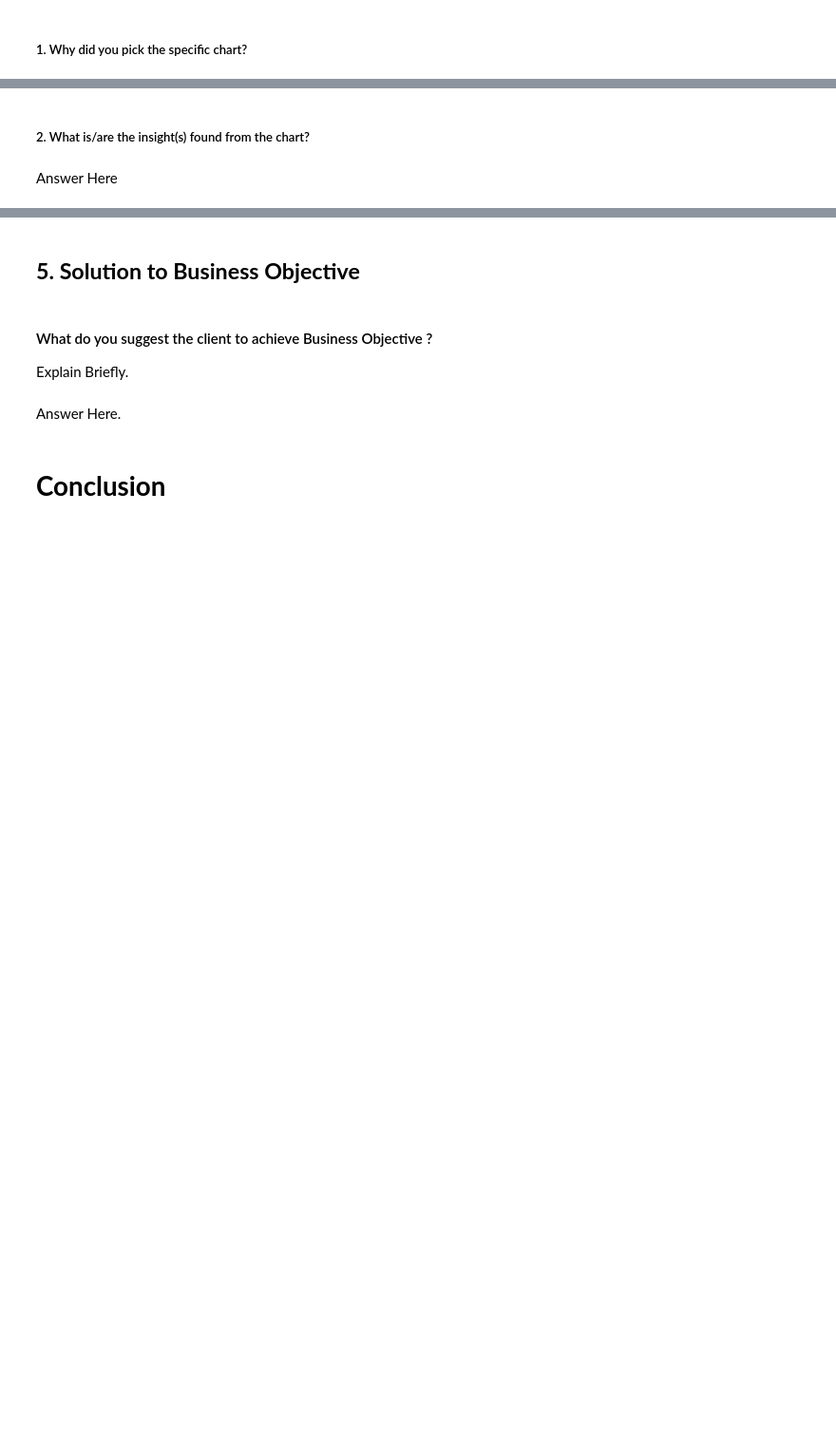
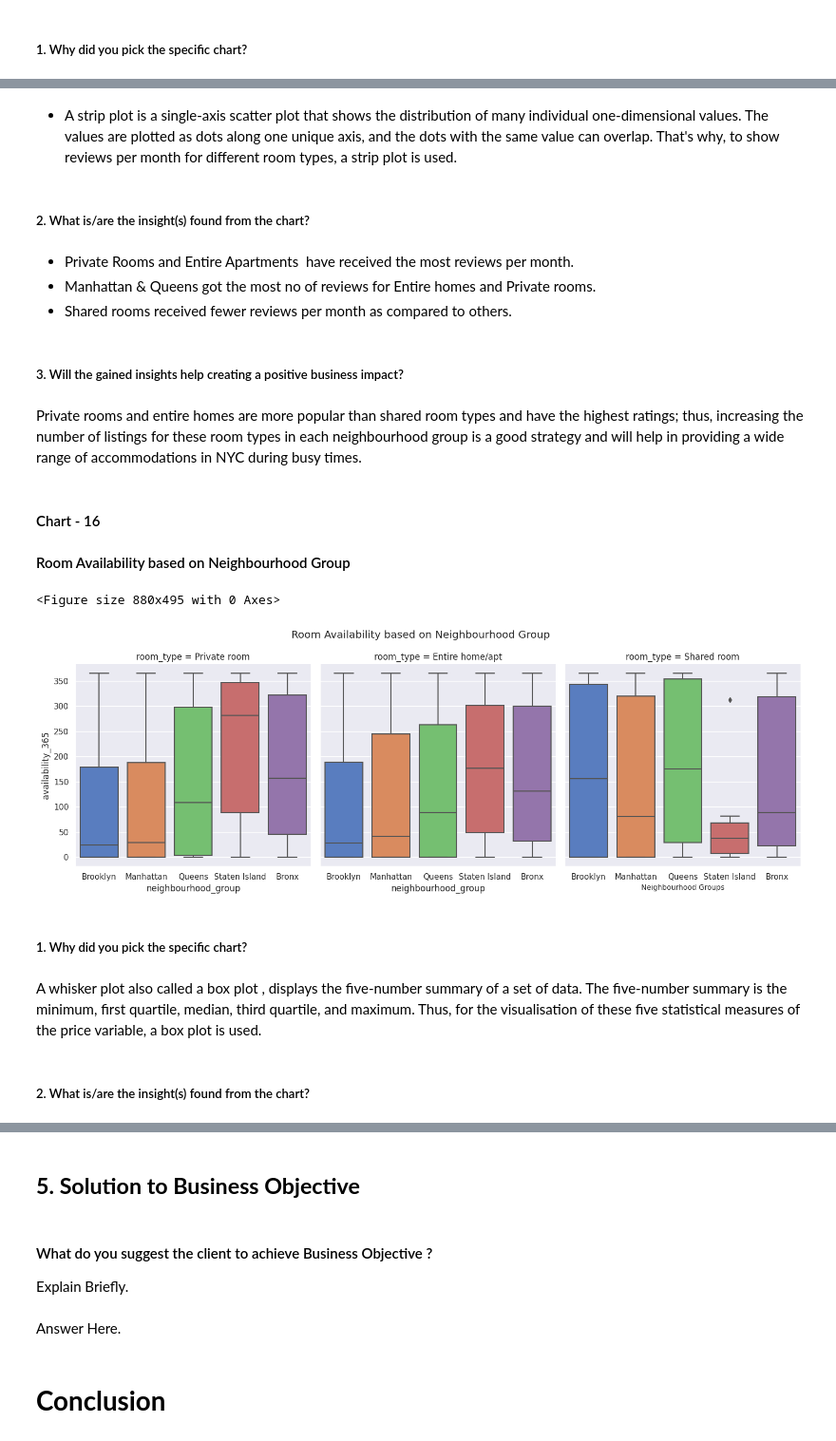
Before and after one commit to abhijain1216/Airbnb-Bookings-Analysis-EDA, a Jupyter notebook: Airbnb_Bookings_Analysis_EDA.ipynb, the cells around one changed output, grey strips where cells are left out. Shown at 95% size. Drawn from its saved outputs; the diff is of its cells as text; code cells hidden in the pictures; blank space fills up the shorter version.

```diff
--- a/Airbnb_Bookings_Analysis_EDA.ipynb
+++ b/Airbnb_Bookings_Analysis_EDA.ipynb
@@ -1007,4 +1054,33 @@ Answer Here.
+# %% [markdown]
+* A strip plot is a single-axis scatter plot that shows the distribution of many individual one-dimensional values. The values are plotted as dots along one unique axis, and the dots with the same value can overlap. That's why, to show reviews per month for different room types, a strip plot is used.
 # %% [markdown]
 ##### 2. What is/are the insight(s) found from the chart?
-# %% [markdown]
-Answer Here
+# %% [markdown]
+* Private Rooms and Entire Apartments  have received the most reviews per month.
+* Manhattan & Queens got the most no of reviews for Entire homes and Private rooms.
+* Shared rooms received fewer reviews per month as compared to others.
+# %% [markdown]
+##### 3. Will the gained insights help creating a positive business impact?
+# %% [markdown]
+Private rooms and entire homes are more popular than shared room types and have the highest ratings; thus, increasing the number of listings for these room types in each neighbourhood group is a good strategy and will help in providing a wide range of accommodations in NYC during busy times.
+# %% [markdown]
+#### Chart - 16
+
+####  Room Availability based on Neighbourhood Group
+# %%
+# Chart - 16 visualization code
+plt.figure(figsize = (8,4.5),dpi = 110)
+sns.catplot(data = airbnb,x = 'neighbourhood_group',y = 'availability_365',col = 'room_type',kind = 'box',palette = 'muted')
+plt.suptitle('Room Availability based on Neighbourhood Group',y = 1.05)
+plt.ylabel('Availability',fontsize=10)
+plt.xlabel('Neighbourhood Groups',fontsize=10)
+plt.show()
+# %% [output]
+<Figure size 880x495 with 0 Axes>
+[figure, added]
+# %% [markdown]
+##### 1. Why did you pick the specific chart?
+# %% [markdown]
+A whisker plot also called a box plot , displays the five-number summary of a set of data. The five-number summary is the minimum, first quartile, median, third quartile, and maximum. Thus, for the visualisation of these five statistical measures of the price variable, a box plot is used.
+# %% [markdown]
+##### 2. What is/are the insight(s) found from the chart?
```
Also changed, not shown: parts of 18 cells of this notebook.
